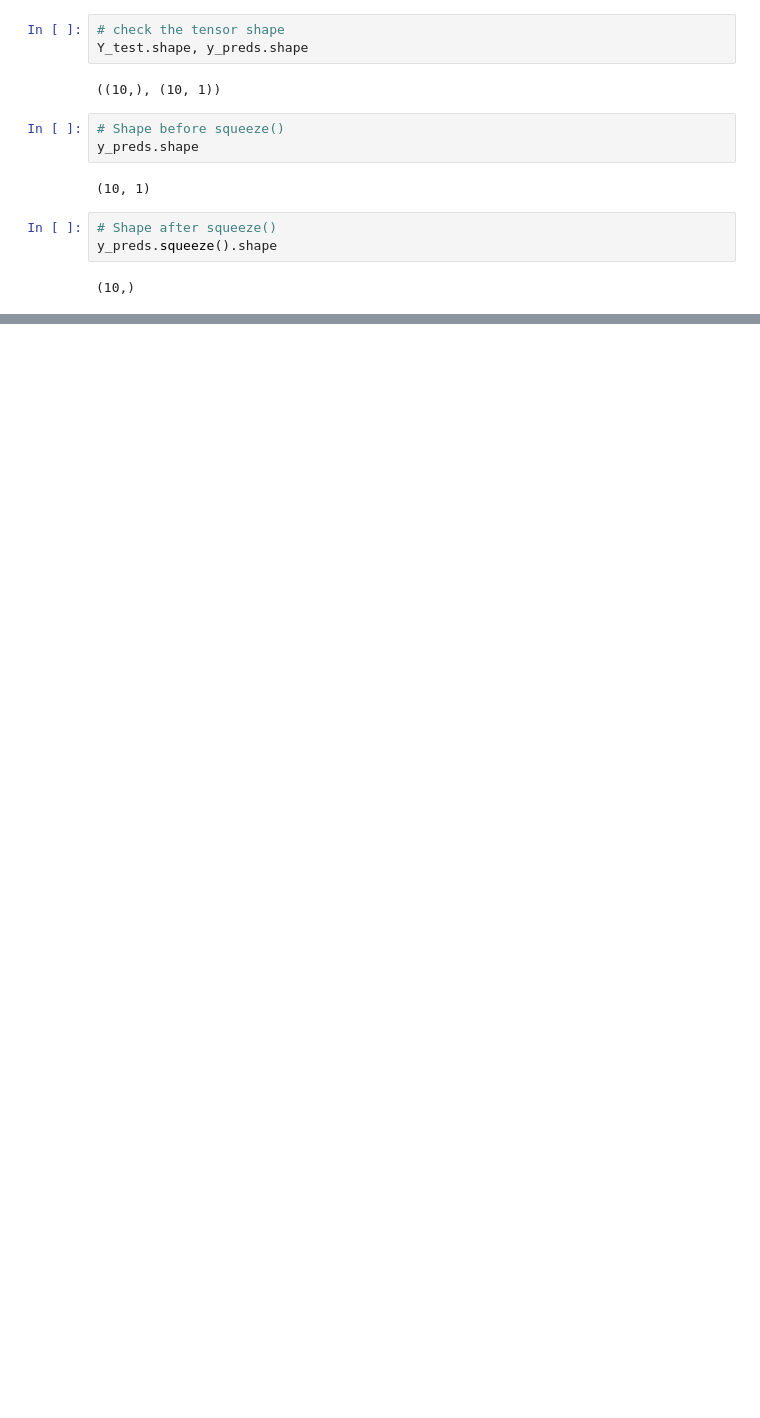
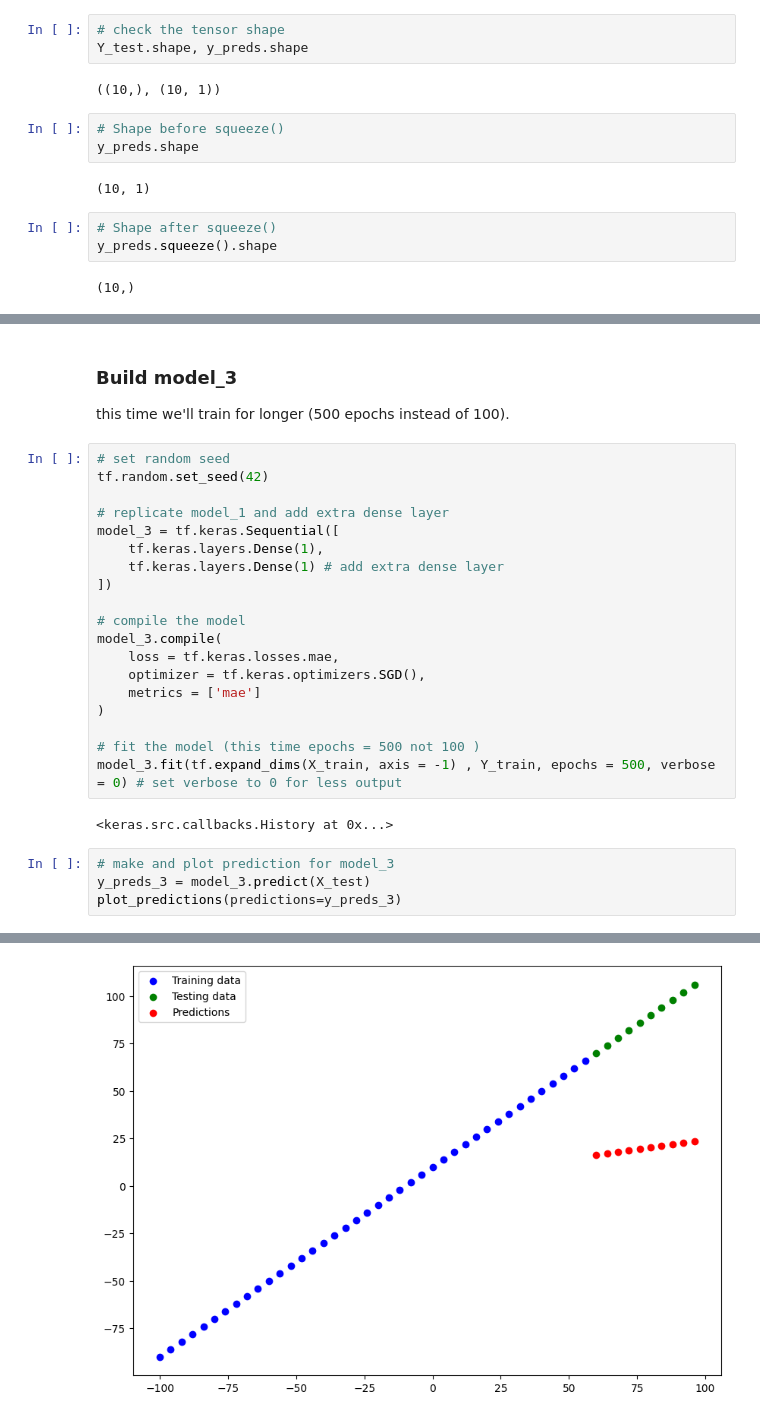
Before and after one commit to beniamine3155/deep_learning_tensorflow, a Jupyter notebook: neural_network_regression.ipynb, the cells around one changed output, grey strips where cells are left out. Saved outputs shown, nothing was run; the diff lists cells and outputs as text; blank space fills up the shorter version.

```diff
--- a/neural_network_regression.ipynb
+++ b/neural_network_regression.ipynb
@@ -386,0 +498,30 @@ tf.reduce_mean(tf.abs(Y_test - y_preds.squeeze()))
+# %% [markdown]
+### Build model_3
+
+this time we'll train for longer (500 epochs instead of 100).
+# %%
+# set random seed
+tf.random.set_seed(42)
+
+# replicate model_1 and add extra dense layer
+model_3 = tf.keras.Sequential([
+    tf.keras.layers.Dense(1),
+    tf.keras.layers.Dense(1) # add extra dense layer
+])
+
+# compile the model
+model_3.compile(
+    loss = tf.keras.losses.mae,
+    optimizer = tf.keras.optimizers.SGD(),
+    metrics = ['mae']
+)
+
+# fit the model (this time epochs = 500 not 100 )
+model_3.fit(tf.expand_dims(X_train, axis = -1) , Y_train, epochs = 500, verbose = 0) # set verbose to 0 for less output
+# %% [output]
+<keras.src.callbacks.History at 0x...>
+# %%
+# make and plot prediction for model_3
+y_preds_3 = model_3.predict(X_test)
+plot_predictions(predictions=y_preds_3)
+# %% [output]
@@ -386,0 +530 @@ tf.reduce_mean(tf.abs(Y_test - y_preds.squeeze()))
+[figure, added]
```
Also changed, not shown: parts of 68 cells of this notebook.
